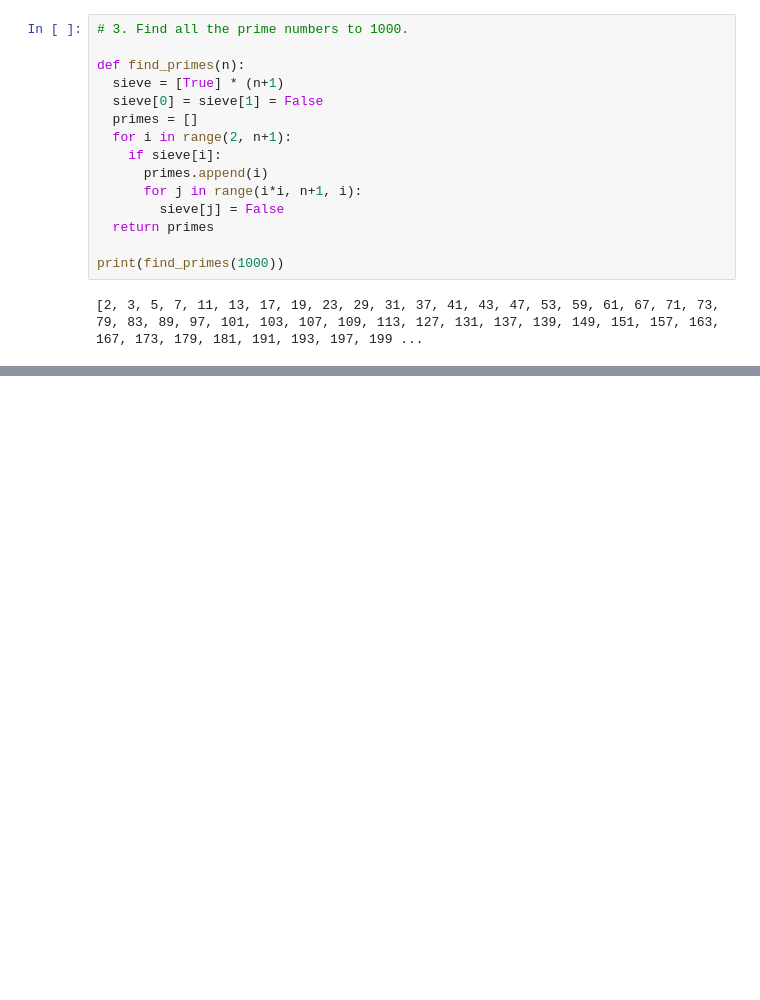
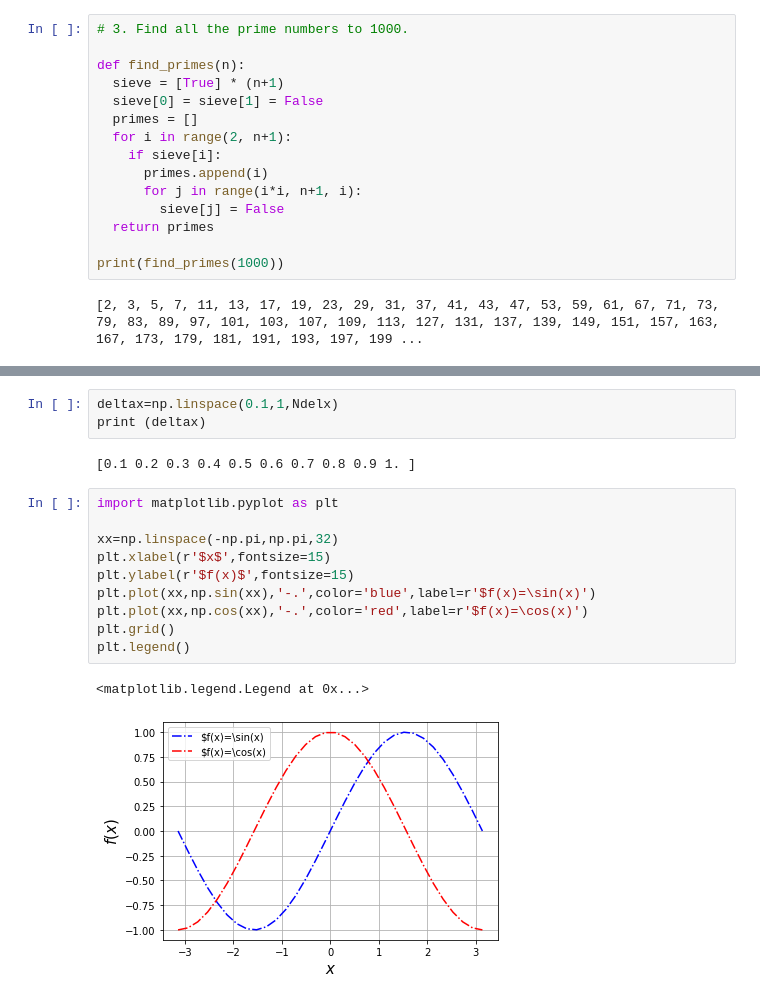
Before and after one commit to RishikeshSahu06/ComputationalPhysics, a Jupyter notebook: 21174019.ipynb, the cells around one changed output, grey strips where cells are left out. Saved outputs shown, nothing was run; the diff lists cells and outputs as text; blank space fills up the shorter version.

```diff
--- a/21174019.ipynb
+++ b/21174019.ipynb
@@ -272,0 +340,18 @@ print(find_primes(1000))
+# %%
+deltax=np.linspace(0.1,1,Ndelx)
+print (deltax)
+# %% [output]
+[0.1 0.2 0.3 0.4 0.5 0.6 0.7 0.8 0.9 1. ]
+# %%
+import matplotlib.pyplot as plt
+
+xx=np.linspace(-np.pi,np.pi,32)
+plt.xlabel(r'$x$',fontsize=15)
+plt.ylabel(r'$f(x)$',fontsize=15)
+plt.plot(xx,np.sin(xx),'-.',color='blue',label=r'$f(x)=\sin(x)')
+plt.plot(xx,np.cos(xx),'-.',color='red',label=r'$f(x)=\cos(x)')
+plt.grid()
+plt.legend()
+# %% [output]
+<matplotlib.legend.Legend at 0x...>
+[figure, added]
```
Also changed, not shown: parts of 35 cells of this notebook.
